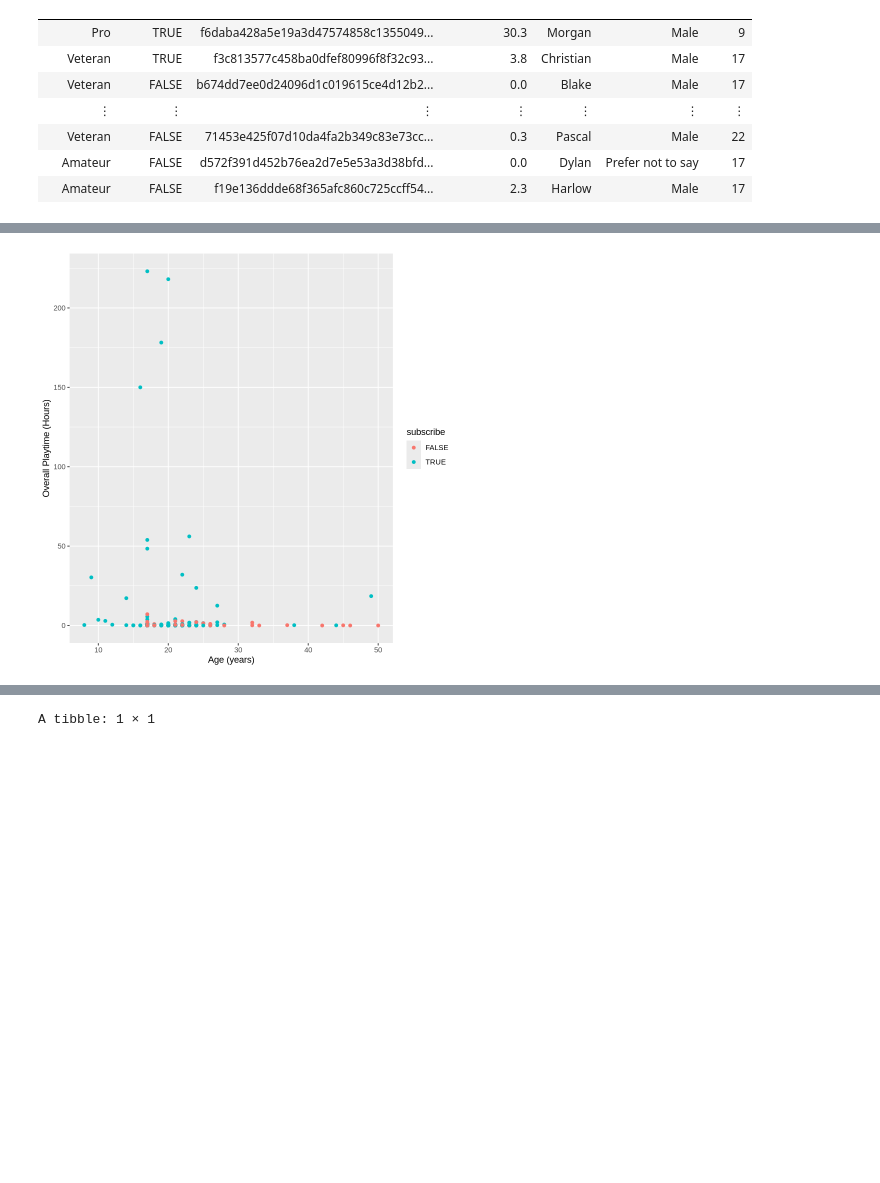
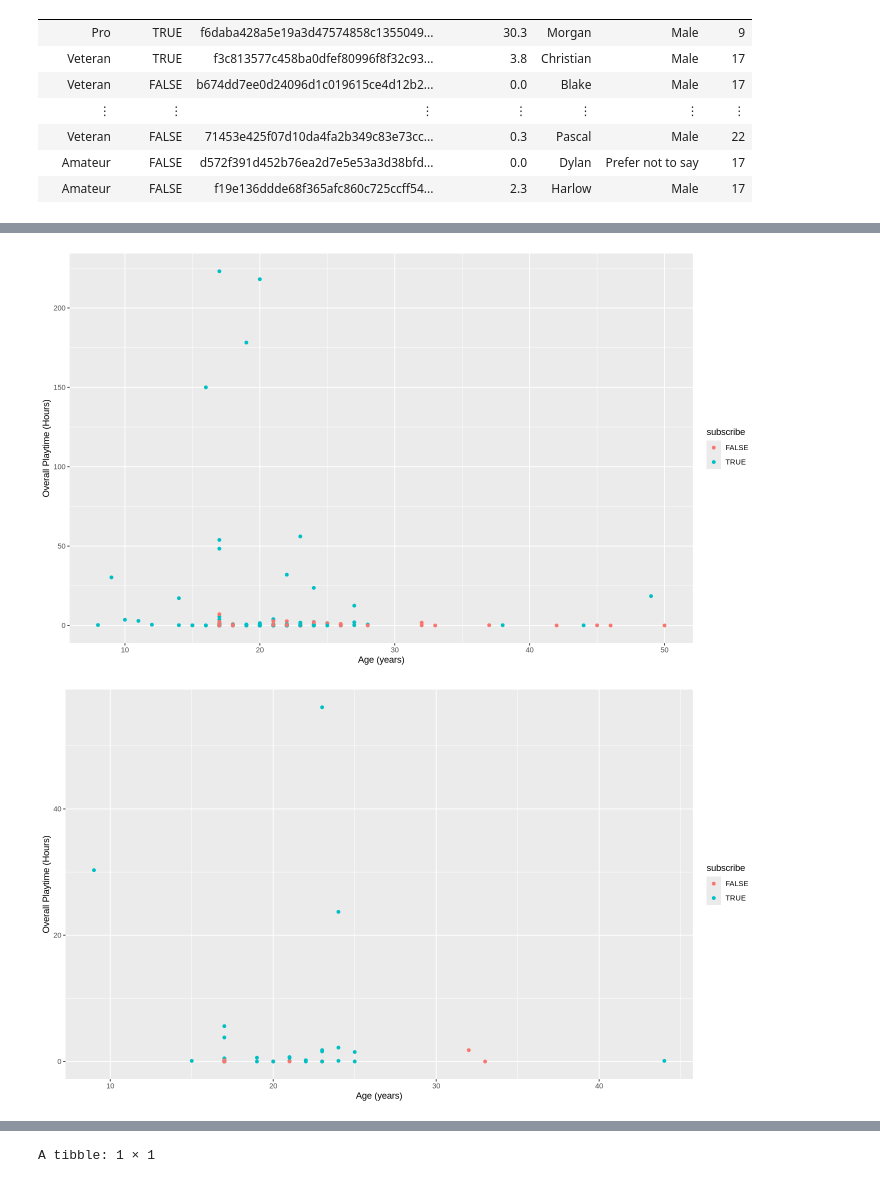
Before and after one commit to Kqvii/DSCI100-Group13, a Jupyter notebook: GroupProject-2.ipynb, the cells around one changed output, grey strips where cells are left out. Saved outputs shown, nothing was run; the diff lists cells and outputs as text; code cells hidden in the pictures; blank space fills up the shorter version.

```diff
--- a/GroupProject-2.ipynb
+++ b/GroupProject-2.ipynb
@@ -63,9 +10,9 @@ The columns in this data set are:
 
 <h4>Data Wrangling</h4>
 # %%
-players <- read_csv("https://raw.githubusercontent.com/Kqvii/DSCI100-Group13/refs/heads/main/data/players.csv") |>
+players <- read_csv("data/players.csv") |>
     mutate(subscribe = as_factor(subscribe)) |>
-    filter(!is.na(Age))
+    filter(!is.na(Age), !is.na(played_hours), !is.na(subscribe))
 players
 # %% [output]
 Rows: 196 Columns: 7
@@ -194,10 +141,19 @@ A tibble: 49 × 1
 # %%
 players_plot <- players_wrangled |>
     ggplot(aes(x = Age, y = played_hours)) +
         geom_point(aes(colour = subscribe)) +
         xlab("Age (years)") +
         ylab("Overall Playtime (Hours)")
 players_plot
+
+
+players_prediction_plot <- players_test_predictions |>
+    ggplot(aes(x = Age, y = played_hours)) +
+        geom_point(aes(colour = subscribe)) +
+        xlab("Age (years)") +
+        ylab("Overall Playtime (Hours)")
+players_prediction_plot
 # %% [output]
-[figure, old version]
+[figure, new version]
+[figure, added]
 # %%
```
Also changed, not shown: parts of 7 cells of this notebook.
